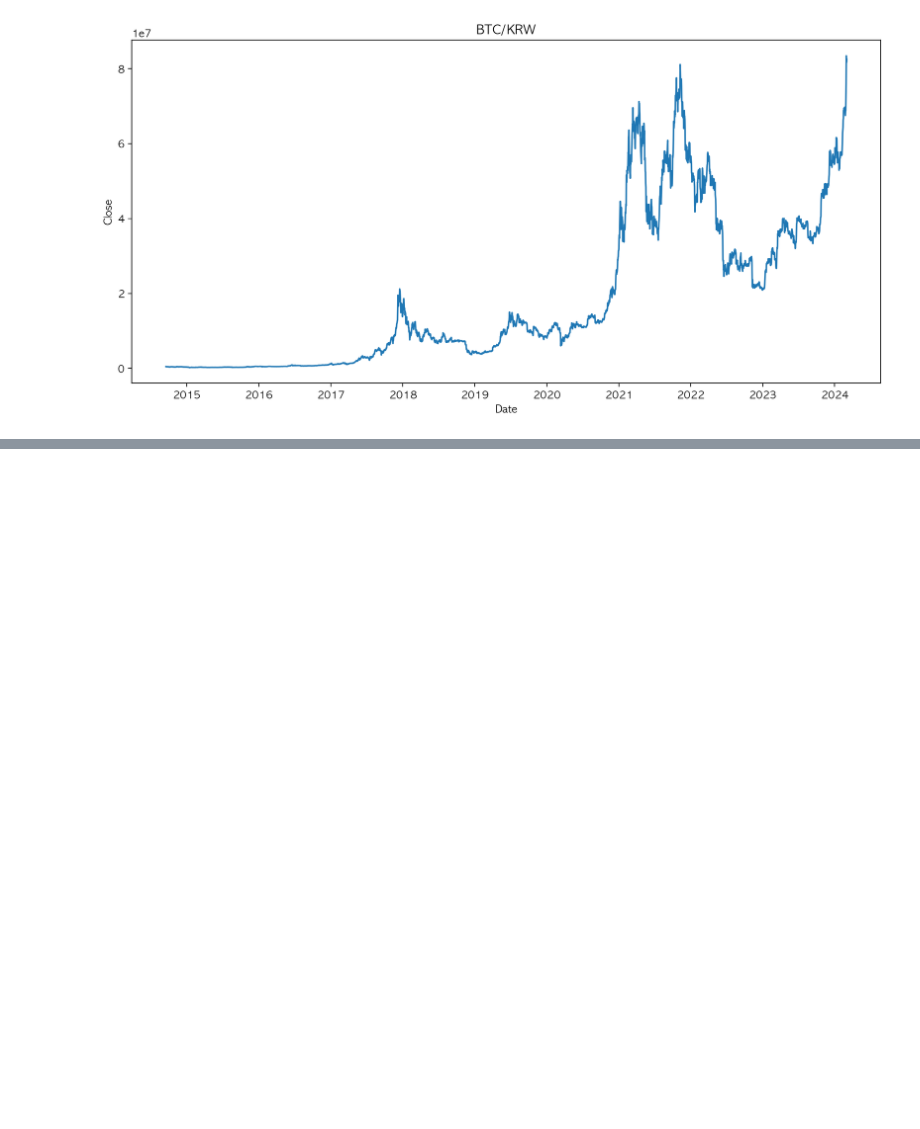
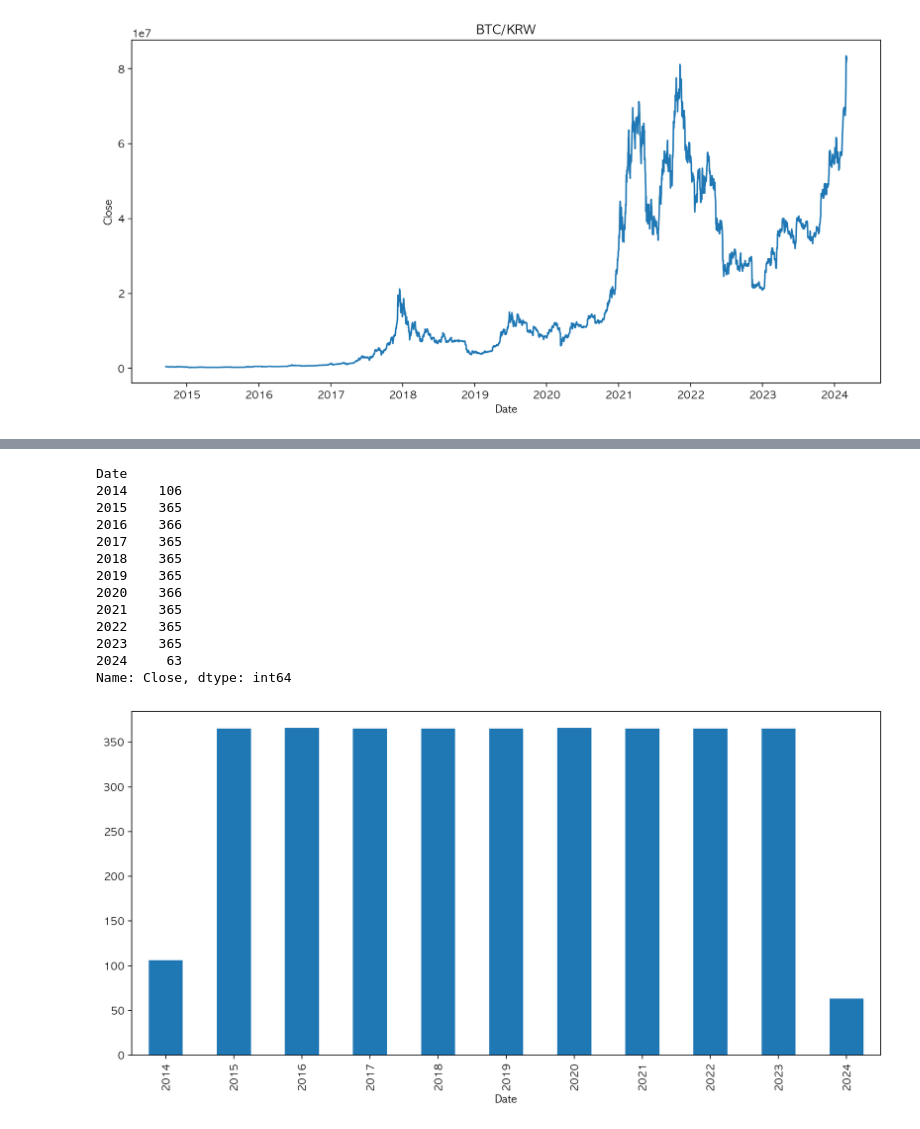
Before and after one commit to gyjong/workplace, a Jupyter notebook: quest_0229/0302_btc.ipynb, the cells around one changed output, grey strips where cells are left out. Drawn from its saved outputs; the diff is of its cells as text; code cells hidden in the pictures; blank space fills up the shorter version.

```diff
--- a/quest_0229/0302_btc.ipynb
+++ b/quest_0229/0302_btc.ipynb
@@ -49,0 +108,18 @@ plt.show()
+# %%
+btc.groupby(btc.index.year).count().plot(kind='bar')
+btc.groupby(btc.index.year).count()
+# %% [output]
+Date
+2014    106
+2015    365
+2016    366
+2017    365
+2018    365
+2019    365
+2020    366
+2021    365
+2022    365
+2023    365
+2024     63
+Name: Close, dtype: int64
+[figure, added]
```
Also changed, not shown: parts of 47 cells of this notebook.
